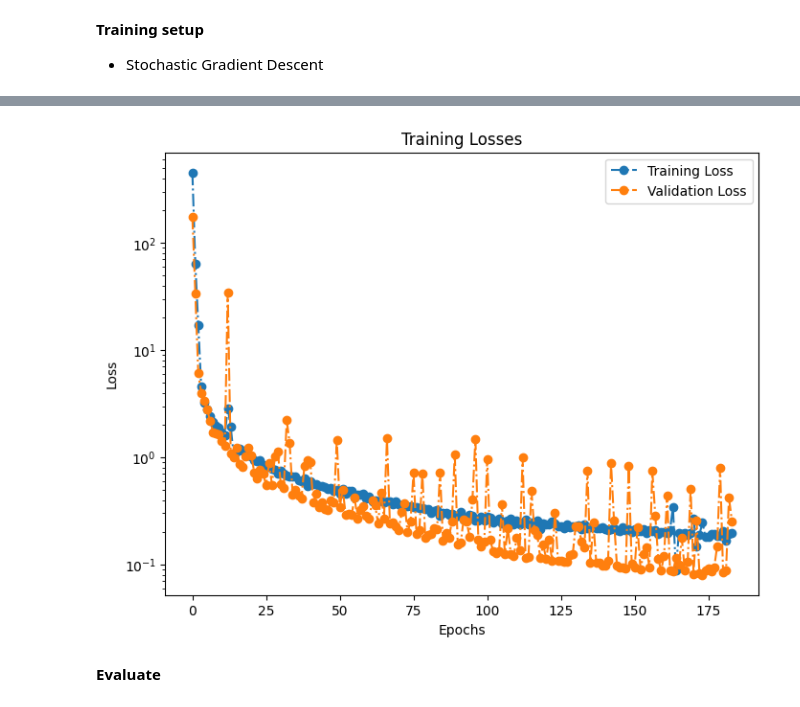
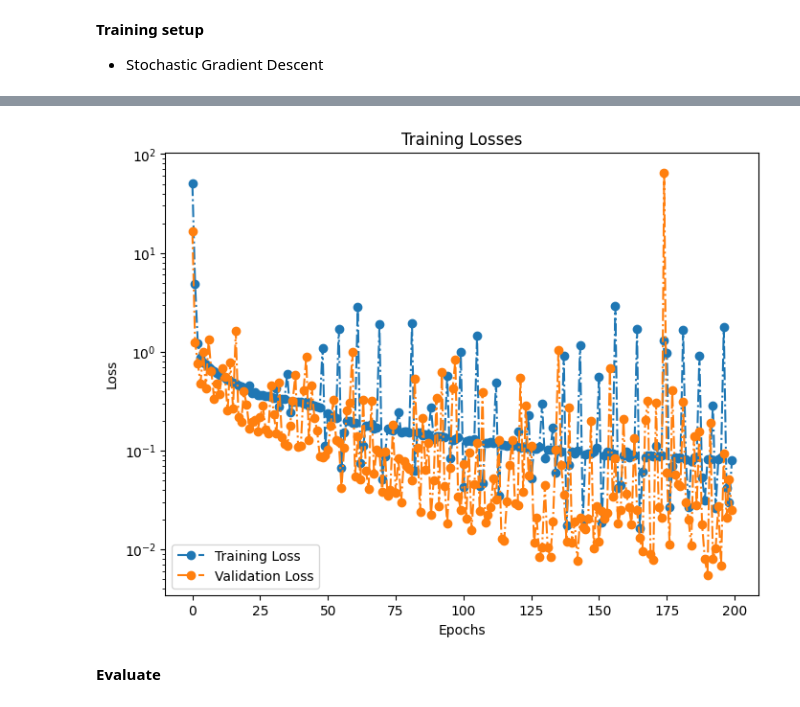
Before and after one commit to SLAC-Julia-Group/hardware-aware-tensor-networks, a Jupyter notebook: TN/Autoencoder_AD_Torch.ipynb, the cells around one changed output, grey strips where cells are left out. Cells and saved outputs as stored; diff of their text form; code cells hidden in the pictures.

```diff
--- a/TN/Autoencoder_AD_Torch.ipynb
+++ b/TN/Autoencoder_AD_Torch.ipynb
@@ -78,7 +79,7 @@ normalize_tensors=False #Set to True if you want to normalize each particle tens
 FALSE
 # %%
 # let's set up some utils for output path and storage of results
-outputFolder = "Huber_AE_Results_bd8_3_FIXED"
+outputFolder = "Reorder_Compress_19_1_bd4_hub20_center_out"
 outputPath = "../output/" + outputFolder + "/"
 if not os.path.exists(outputPath):
     os.makedirs(outputPath)
@@ -129,7 +136,7 @@ target_loss = 50
 
 to_store['target_loss'] = target_loss
 
-huber_delta = 25
+huber_delta = 20
 # k = 2
 # embedding = PolynomialEmbedding(degree=k, n=1, include_bias=True)
 # embedding = TrigonometricEmbedding(k)
@@ -309,0 +333,3 @@ Number of parameters in the model are:  4482
+# %%
+for tensor in autoencoder.tensors:
+   print(tensor)
@@ -431,19 +415,16 @@ import time
 epochs = 200
 to_store['epochs'] = (epochs)
 history = { 'loss': [],
-            'val_error' : [],
-            'spectral_term': [],
-            'smooth_term': [],
-            'sparse_term': [],
+            'val_loss' : [],
             'epoch_time': [],
             'best_epoch': -1,
             'unfinished': True}
 
 # Initialize early stopping
-early_stopper = SimpleEarlyStopping(patience=10, min_delta=0.001)
+early_stopper = SimpleEarlyStopping(patience=50, min_delta=0.0001)
 
 print(f"[TRAINING] Starting training with early stopping (patience={early_stopper.patience}, min_delta={early_stopper.min_delta})")
-print(f"[DATA] Train batches: {len(background)}, Val batches: {len(background_val)}")
+print(f"[DATA] Train batches: {len(background_train)}, Val batches: {len(background_val)}")
 
 # Create checkpoint directory
 checkpoint_dir = os.path.join(outputPath, "checkpoints")
@@ -454,7 +435,7 @@ for epoch in range(epochs):
     start_time = time.time()
     epoch_loss = 0
 
-    for i, batch in enumerate(tqdm(background, desc=f"Epoch {epoch+1}/{epochs}")):
+    for i, batch in enumerate(tqdm(background_train, desc=f"Epoch {epoch+1}/{epochs}")):
         batch = jax.numpy.array(batch, dtype=jnp.float32)
         params = autoencoder.arrays
         params, autoencoder.opt_state, loss = train_step_jitted(params, autoencoder.opt_state, batch)
@@ -462,32 +443,23 @@ for epoch in range(epochs):
         epoch_loss += loss
 
     end_time = time.time()
-    avg_loss = epoch_loss / len(background)
+    avg_loss = epoch_loss / len(background_train)
 
     # Compute individual loss terms for monitoring using the existing loss functions
     # Get current model parameters
 
-    val_error = evaluate_validation_error(background_val, autoencoder, compute_error_batch)
-
-    reg_spectral, reg_smooth, reg_sparse = compute_reg_components_fast(*autoencoder.arrays)
-    reg_spectral = float(reg_spectral)
-    reg_smooth = float(reg_smooth)
-    reg_sparse = float(reg_sparse)
+    val_loss = evaluate_validation_error(background_val, autoencoder, compute_error_batch)
 
     history['loss'].append(avg_loss)
-    history['val_error'].append(val_error)
-    history['spectral_term'].append(reg_spectral)
-    history['smooth_term'].append(reg_smooth)
-    history['sparse_term'].append(reg_sparse)
+    history['val_loss'].append(val_loss)
     history['epoch_time'].append(end_time - start_time)
 
     # Print epoch summary
-    print(f"[Epoch {epoch+1}] Train Loss: {avg_loss:.3f} | Val Error: {val_error:.3f} | "
-          f"Spectral: {reg_spectral:.3f} | Smooth: {reg_smooth:.3f} | Sparse: {reg_sparse:.3f} | "
+    print(f"[Epoch {epoch+1}] Train Loss: {avg_loss:.3f} | Val Loss: {val_loss:.3f} | "
           f"Time: {end_time - start_time:.2f}s")
 
     # Early stopping check
-    if early_stopper.check(val_error, autoencoder, epoch):
+    if early_stopper.check(val_loss, autoencoder, epoch):
         print(f"[EARLY STOPPING] Training stopped at epoch {epoch + 1}")
         history['best_epoch'] = early_stopper.best_epoch
 
@@ -514,7 +486,7 @@ print("[TRAINING COMPLETE]")
 print(f"  Total epochs run: {len(history['loss'])}")
 print(f"  Best epoch: {history['best_epoch'] + 1}")
 print(f"  Best validation error: {early_stopper.best_loss:.3f}")
-print(f"  Final validation error: {history['val_error'][-1]:.3f}")
+print(f"  Final validation error: {history['val_loss'][-1]:.3f}")
 print("="*80)
 
 # Save final best model
@@ -552,18 +528,18 @@ with open(out_file, "w") as f:
 # %%
 plt.figure(figsize=(8, 6))
 plt.yscale('log')
 plt.plot(range(len(history['loss'])), history['loss'], linestyle="-.", marker='o', label='Training Loss')
-plt.plot(range(len(history['val_error'])), history['val_error'], linestyle="-.", marker='o', label='Validation Loss')
+plt.plot(range(len(history['val_loss'])), history['val_loss'], linestyle="-.", marker='o', label='Validation Loss')
 # plt.plot(range(len(history['spectral_term'])), history['spectral_term'], linestyle="-.", marker='o', label='Spectral Term')
 # plt.plot(range(len(history['smooth_term'])), history['smooth_term'], linestyle="-.", marker='o', label='Smooth Term')
 # plt.plot(range(len(history['sparse_term'])), history['sparse_term'], linestyle="-.", marker='o', label='Sparse Term')
 plt.legend()
 plt.xlabel('Epochs')
 plt.ylabel('Loss')
 plt.title('Training Losses')
 plt.savefig(result_folder+'training_loss.png', dpi=300)
 # %% [output]
-[figure, old version]
+[figure, new version]
 # %% [markdown]
 **Evaluate**
 # %%
```
Also changed, not shown: parts of 28 cells of this notebook, 15 other files.
